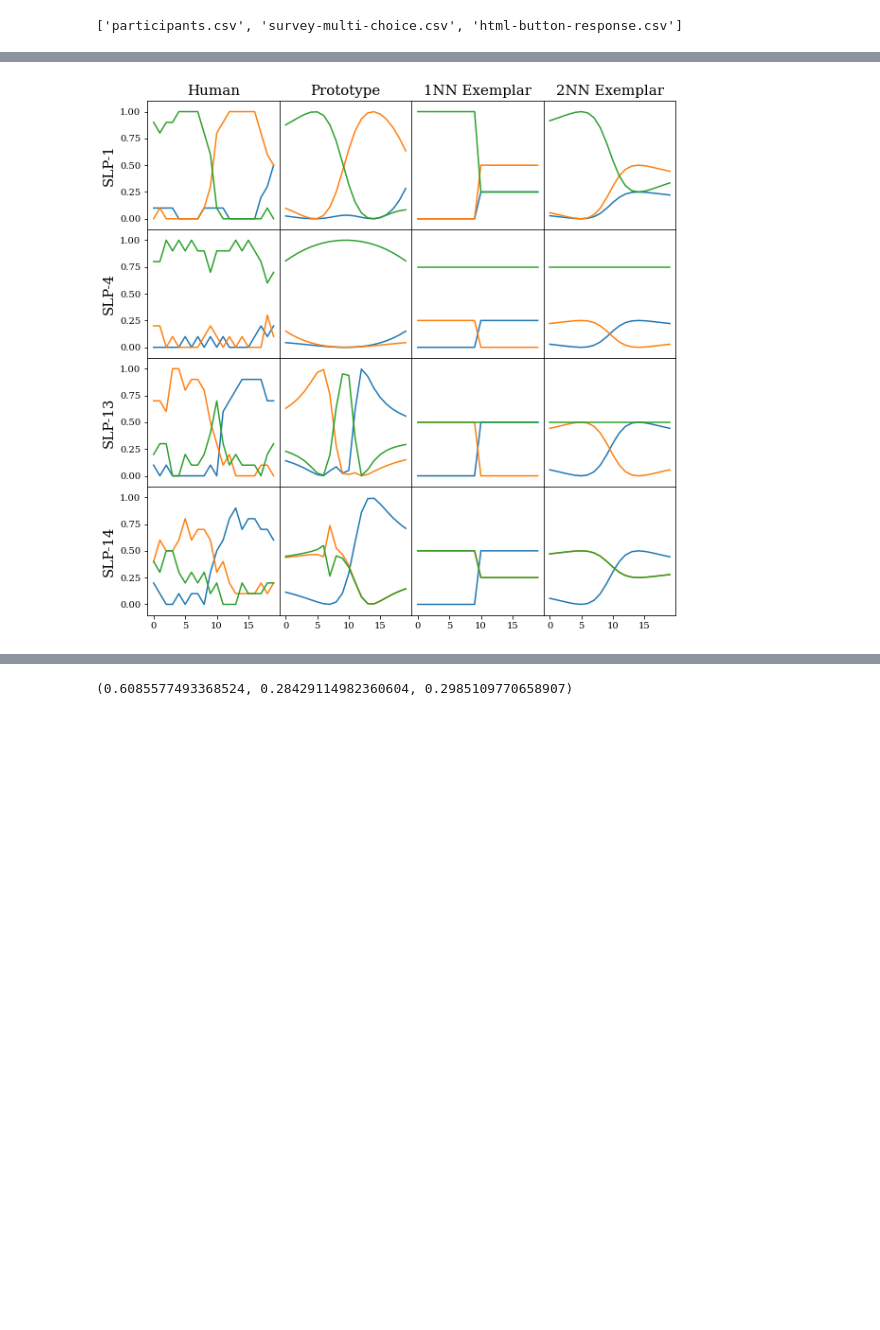
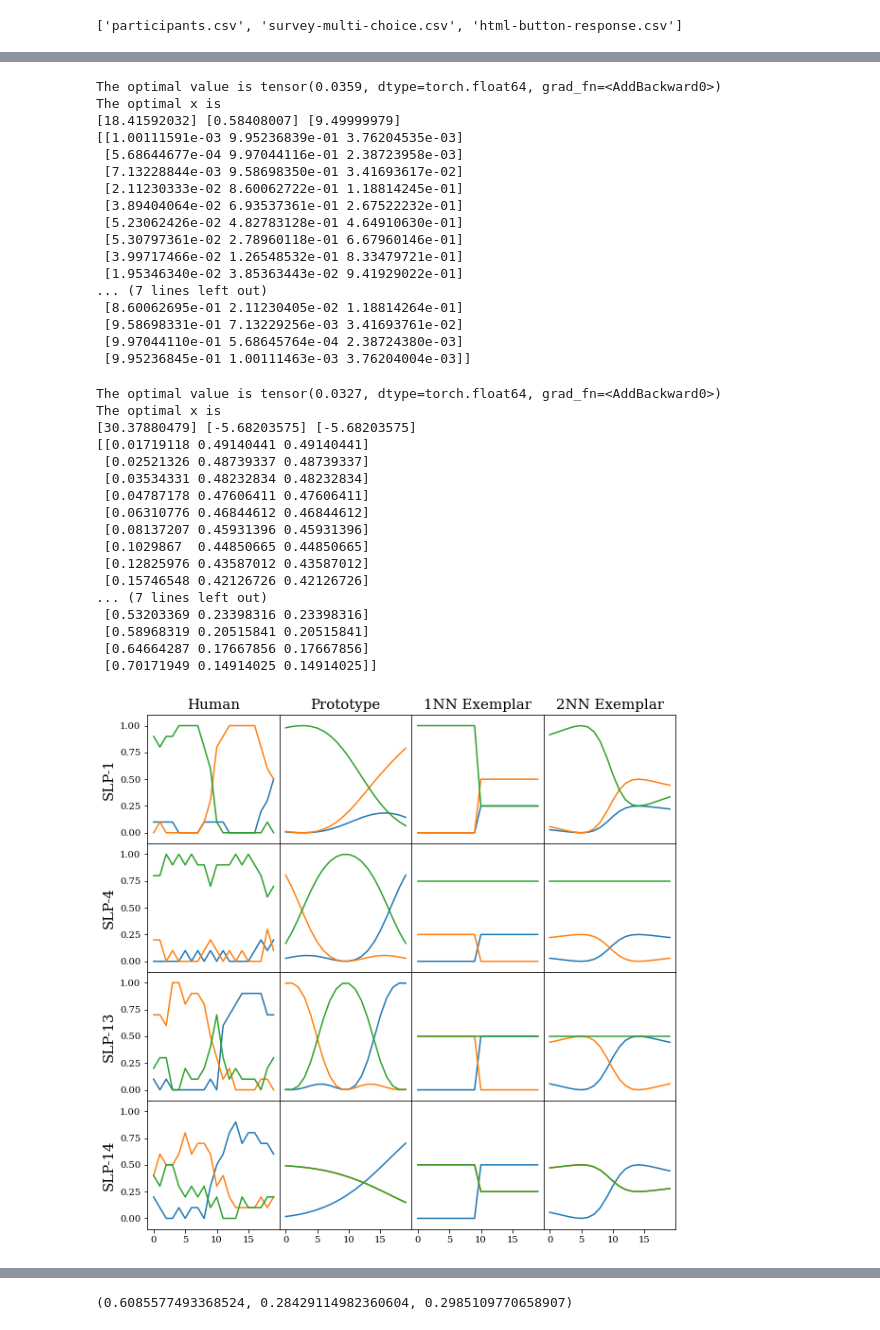
Before and after one commit to ilia10000/LO-Shot, a Jupyter notebook: LOSLP/dino-analysis_p-vs-e.ipynb, the cells around one changed output, grey strips where cells are left out. Saved outputs shown, nothing was run; the diff lists cells and outputs as text; code cells hidden in the pictures; blank space fills up the shorter version.

Commit message:
adding gradient optimization of prototypes

```diff
--- a/LOSLP/dino-analysis_p-vs-e.ipynb
+++ b/LOSLP/dino-analysis_p-vs-e.ipynb
@@ -199,7 +327,7 @@ for num in [1,4,13,14]:
     if counter==1:
         plt.title("Prototype", fontsize=15)
     clf=SoftKNN(k=3)
-    prototype_loc = peaks_dict[num]#mean_peaks+[20,0,0]#+[-3,-11,-1.01]#+[41/2 - mean_peaks[0]/2,0,0]#mean_peaks+[41/2 - mean_peaks[0]/2,-41/2 + mean_peaks[1]/2,0]#np.array([18,13.7,4.6])
+    prototype_loc = optim_peaks(*sl[num])#peaks_dict[num]#mean_peaks+[20,0,0]#+[-3,-11,-1.01]#+[41/2 - mean_peaks[0]/2,0,0]#mean_peaks+[41/2 - mean_peaks[0]/2,-41/2 + mean_peaks[1]/2,0]#np.array([18,13.7,4.6])
     prototype_lab = np.array([np.array([1., 0., 0.]), np.array([0.,1.,0.]), np.array([0.,0.,1.])])
     clf.fit(prototype_loc, prototype_lab)
     x=np.linspace(0,19, 20)
@@ -285,4 +410,38 @@ plt.savefig("figs/PvE/pve.png")
+The optimal value is tensor(0.0359, dtype=torch.float64, grad_fn=<AddBackward0>)
+The optimal x is
+[18.41592032] [0.58408007] [9.49999979]
+[[1.00111591e-03 9.95236839e-01 3.76204535e-03]
+ [5.68644677e-04 9.97044116e-01 2.38723958e-03]
+ [7.13228844e-03 9.58698350e-01 3.41693617e-02]
+ [2.11230333e-02 8.60062722e-01 1.18814245e-01]
+ [3.89404064e-02 6.93537361e-01 2.67522232e-01]
+ [5.23062426e-02 4.82783128e-01 4.64910630e-01]
+ [5.30797361e-02 2.78960118e-01 6.67960146e-01]
+ [3.99717466e-02 1.26548532e-01 8.33479721e-01]
+ [1.95346340e-02 3.85363443e-02 9.41929022e-01]
+... (7 lines left out)
+ [8.60062695e-01 2.11230405e-02 1.18814264e-01]
+ [9.58698331e-01 7.13229256e-03 3.41693761e-02]
+ [9.97044110e-01 5.68645764e-04 2.38724380e-03]
+ [9.95236845e-01 1.00111463e-03 3.76204004e-03]]
+The optimal value is tensor(0.0327, dtype=torch.float64, grad_fn=<AddBackward0>)
+The optimal x is
+[30.37880479] [-5.68203575] [-5.68203575]
+[[0.01719118 0.49140441 0.49140441]
+ [0.02521326 0.48739337 0.48739337]
+ [0.03534331 0.48232834 0.48232834]
+ [0.04787178 0.47606411 0.47606411]
+ [0.06310776 0.46844612 0.46844612]
+ [0.08137207 0.45931396 0.45931396]
+ [0.1029867  0.44850665 0.44850665]
+ [0.12825976 0.43587012 0.43587012]
+ [0.15746548 0.42126726 0.42126726]
+... (7 lines left out)
+ [0.53203369 0.23398316 0.23398316]
+ [0.58968319 0.20515841 0.20515841]
+ [0.64664287 0.17667856 0.17667856]
+ [0.70171949 0.14914025 0.14914025]]
-[figure, old version]
+[figure, new version]
 # %%
 def peaks(lab1, lab2):
     diffs = lab2-lab1
```
Also changed, not shown: parts of 16 cells of this notebook, 1 other file.
